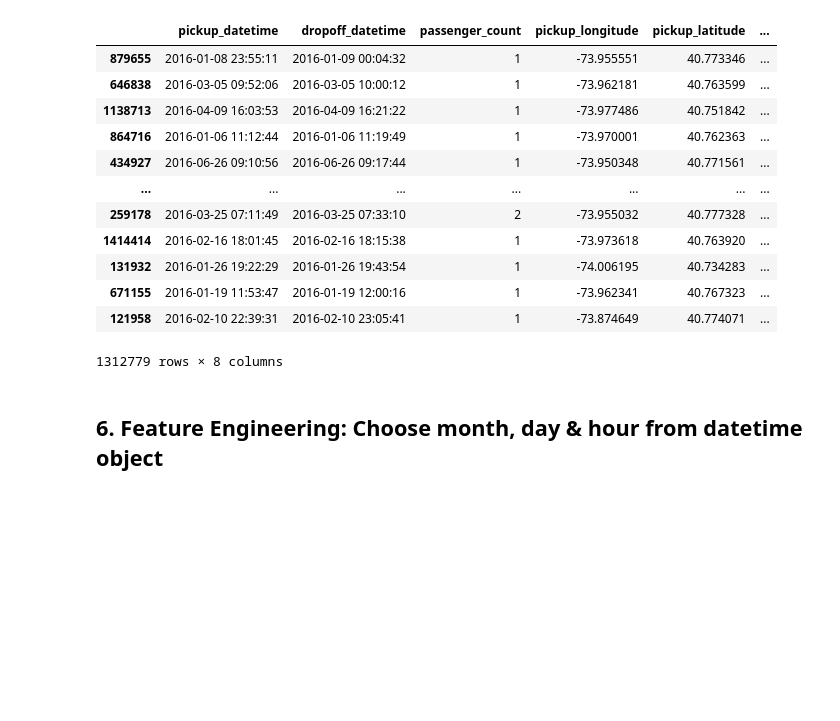
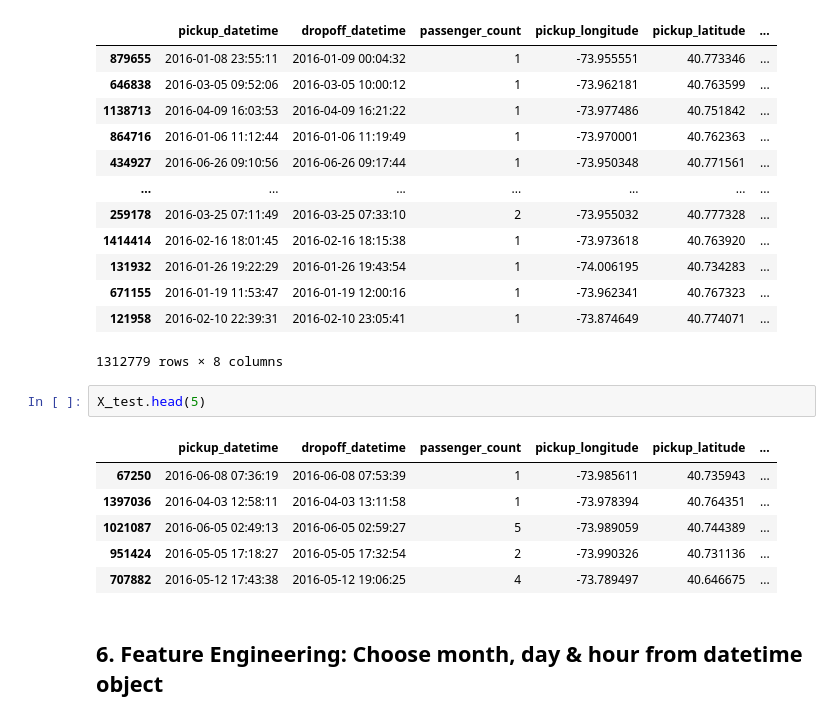
Before and after one commit to axt0895/ML-scratch, a Jupyter notebook: Project3/datasets.ipynb, the cells around one changed output. Saved outputs shown, nothing was run; the diff lists cells and outputs as text; blank space fills up the shorter version.

```diff
--- a/Project3/datasets.ipynb
+++ b/Project3/datasets.ipynb
@@ -146,6 +148,15 @@ X_train
 | 671155 | 2016-01-19 11:53:47 | 2016-01-19 12:00:16 | 1 | -73.962341 | 40.767323 | ... |
 | 121958 | 2016-02-10 22:39:31 | 2016-02-10 23:05:41 | 1 | -73.874649 | 40.774071 | ... |
 1312779 rows × 8 columns
+# %%
+X_test.head(5)
+# %% [output]
+|  | pickup_datetime | dropoff_datetime | passenger_count | pickup_longitude | pickup_latitude | ... |
+| 67250 | 2016-06-08 07:36:19 | 2016-06-08 07:53:39 | 1 | -73.985611 | 40.735943 | ... |
+| 1397036 | 2016-04-03 12:58:11 | 2016-04-03 13:11:58 | 1 | -73.978394 | 40.764351 | ... |
+| 1021087 | 2016-06-05 02:49:13 | 2016-06-05 02:59:27 | 5 | -73.989059 | 40.744389 | ... |
+| 951424 | 2016-05-05 17:18:27 | 2016-05-05 17:32:54 | 2 | -73.990326 | 40.731136 | ... |
+| 707882 | 2016-05-12 17:43:38 | 2016-05-12 19:06:25 | 4 | -73.789497 | 40.646675 | ... |
 # %% [markdown]
 ## 6. Feature Engineering: Choose month, day & hour from datetime object
 # %%
```
Also changed, not shown: parts of 16 cells of this notebook, 4 other files.
